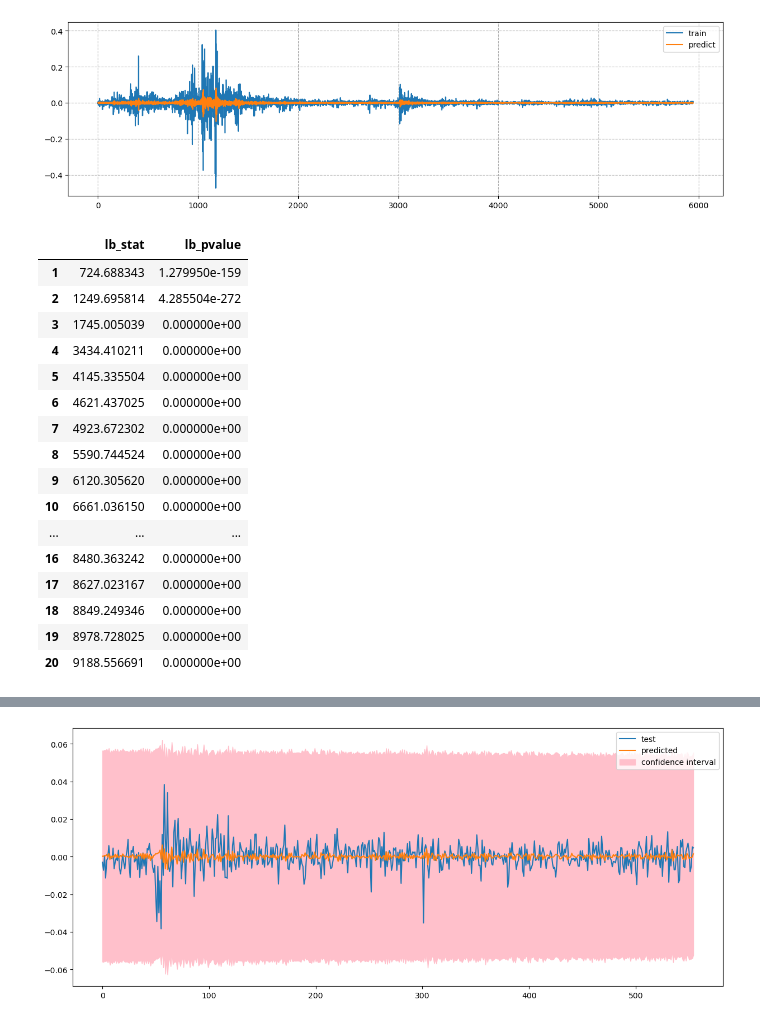
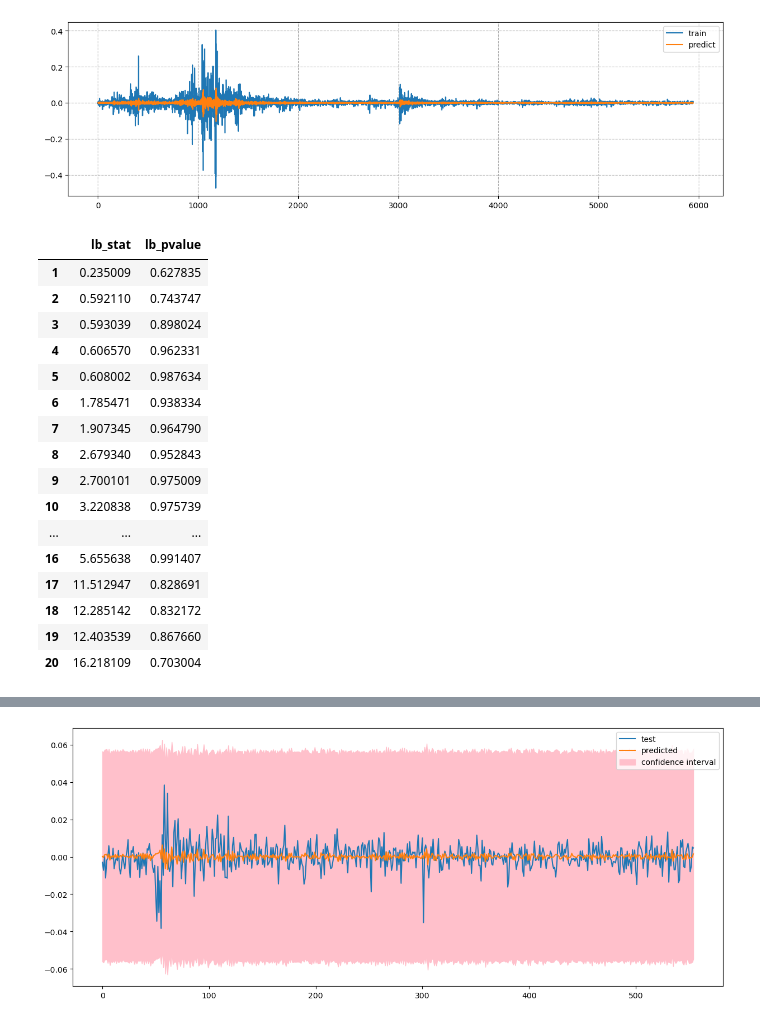
Before and after one commit to KlausZhangjt/TSA-FX, a Jupyter notebook: arima.ipynb, the cells around one changed output, grey strips where cells are left out. Saved outputs shown, nothing was run; the diff lists cells and outputs as text; code cells hidden in the pictures.

```diff
--- a/arima.ipynb
+++ b/arima.ipynb
@@ -17,7 +17,8 @@ warnings.simplefilter('ignore', ConvergenceWarning)
 # %% [markdown]
 ## Data precess
 # %%
-aud = pd.read_csv('/Users/klaus_zhangjt/Desktop/quant/FX/FX_TRI/AUD_v2.csv')
+# aud = pd.read_csv('/Users/klaus_zhangjt/Desktop/quant/FX/FX_TRI/AUD_v2.csv')
+aud = pd.read_csv('data/AUD_v2.csv')
 aud['tri'] = aud.tri.values + 50
 aud['log_return'] = aud['tri'].apply(np.log).diff()
 aud.dropna(how='any', inplace=True)
@@ -187,23 +188,23 @@ plt.show()
 # %% [output]
 [figure]
 # %%
-at = arima_result.resid ** 2
+at = arima_result.resid
 acorr_ljungbox(at, lags=[i for i in range(1,21)])
 # %% [output]
 |  | lb_stat | lb_pvalue |
-| 1 | 724.688343 | 1.279950e-159 |
-| 2 | 1249.695814 | 4.285504e-272 |
-| 3 | 1745.005039 | 0.000000e+00 |
-| 4 | 3434.410211 | 0.000000e+00 |
-| 5 | 4145.335504 | 0.000000e+00 |
-| 6 | 4621.437025 | 0.000000e+00 |
-| 7 | 4923.672302 | 0.000000e+00 |
-| 8 | 5590.744524 | 0.000000e+00 |
-| 9 | 6120.305620 | 0.000000e+00 |
-| 10 | 6661.036150 | 0.000000e+00 |
+| 1 | 0.235009 | 0.627835 |
+| 2 | 0.592110 | 0.743747 |
+| 3 | 0.593039 | 0.898024 |
+| 4 | 0.606570 | 0.962331 |
+| 5 | 0.608002 | 0.987634 |
+| 6 | 1.785471 | 0.938334 |
+| 7 | 1.907345 | 0.964790 |
+| 8 | 2.679340 | 0.952843 |
+| 9 | 2.700101 | 0.975009 |
+| 10 | 3.220838 | 0.975739 |
 | ... | ... | ... |
-| 16 | 8480.363242 | 0.000000e+00 |
-| 17 | 8627.023167 | 0.000000e+00 |
-| 18 | 8849.249346 | 0.000000e+00 |
-| 19 | 8978.728025 | 0.000000e+00 |
-| 20 | 9188.556691 | 0.000000e+00 |
+| 16 | 5.655638 | 0.991407 |
+| 17 | 11.512947 | 0.828691 |
+| 18 | 12.285142 | 0.832172 |
+| 19 | 12.403539 | 0.867660 |
+| 20 | 16.218109 | 0.703004 |
```
Also changed, not shown: parts of 6 cells of this notebook.
